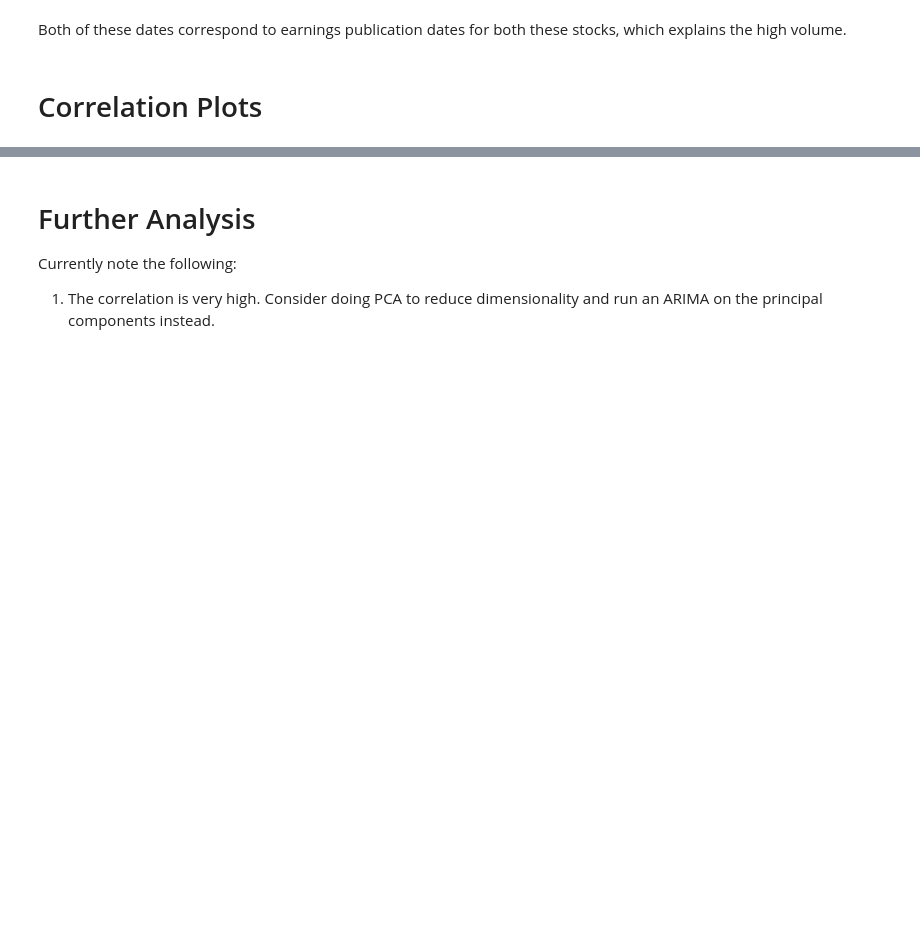
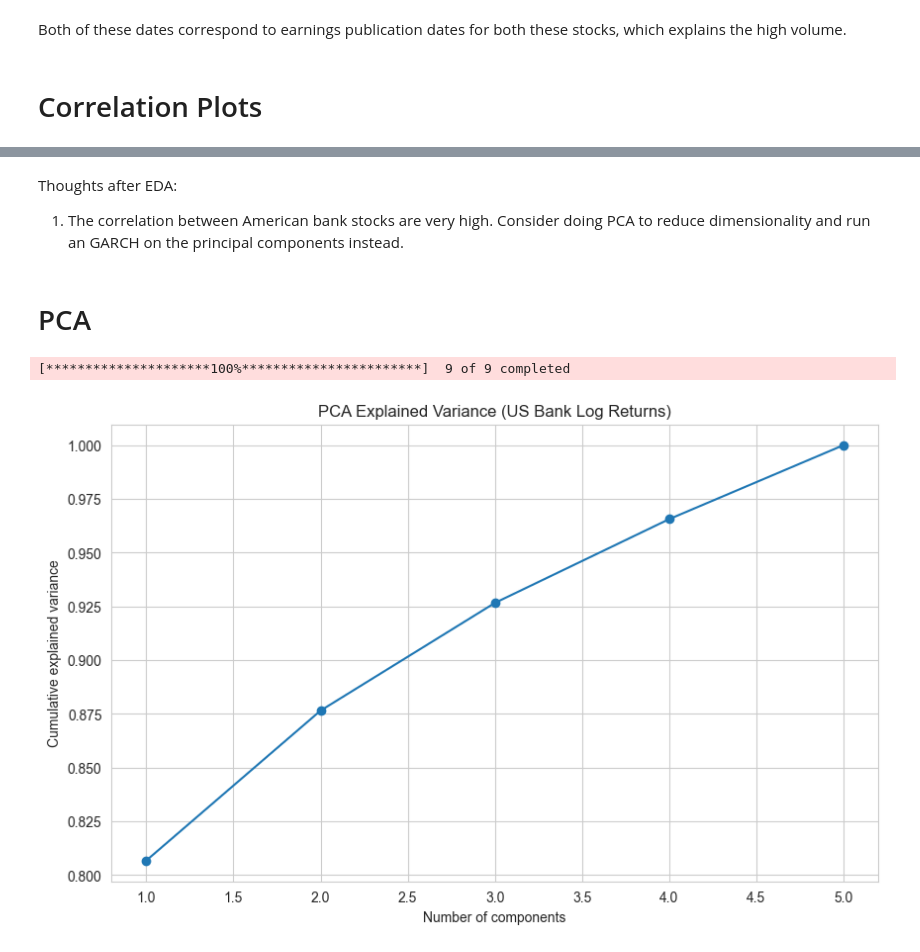
Before and after one commit to thexuanngu/QRT, a Jupyter notebook: Strategies/EDA/Strate1_eda.ipynb, the cells around one changed output, grey strips where cells are left out. Cells and saved outputs as stored; diff of their text form; code cells hidden in the pictures; blank space fills up the shorter version.

```diff
--- a/Strategies/EDA/Strate1_eda.ipynb
+++ b/Strategies/EDA/Strate1_eda.ipynb
@@ -227,6 +277,60 @@ The maximum correlation is: 0.8060813989115028 and occurs between: BAC and C
+# %% [markdown]
+Thoughts after EDA:
+1. The correlation between American bank stocks are very high. Consider doing PCA to reduce dimensionality and run an GARCH on the principal components instead.
 # %% [markdown]
-# <a> Further Analysis </a>
-
-Currently note the following:
-
-1. The correlation is very high. Consider doing PCA to reduce dimensionality and run an ARIMA on the principal components instead.
+# <a> PCA  </a>
+# %%
+tickers = [
+    "JPM",   # JPMorgan (NYSE)
+    "GS",    # Goldman Sachs (NYSE)
+    "MS",    # Morgan Stanley (NYSE)
+    "BAC",   # Bank of America (NYSE)
+    "C",     # Citigroup (NYSE)
+    "UBS",   # UBS (NYSE / SIX)
+    "BARC.L",# Barclays (LSE)
+    "HSBA.L",# HSBC (LSE)
+    "BNP.PA" # BNP Paribas (Euronext Paris)
+]
+
+
+dates = (pd.Timestamp("2022-01-01"), pd.Timestamp("2024-12-31"))
+interval = "1d"
+
+data = yf.download(tickers, start=dates[0], end=dates[1], interval=interval, auto_adjust=False).dropna()
+# Replace whitespace in the field level of the MultiIndex columns
+data.columns = data.columns.set_levels(
+    data.columns.levels[0].str.replace(" ", "_"),
+    level=0,
+    verify_integrity=False,
+ )
+#data.columns = [f"{ticker}_{col}" for col, ticker in data.columns]
+
+data = data.dropna()
+for ticker in tickers:
+    data[("Log_Returns", ticker)] = np.log(data["Adj_Close"][ticker]).diff()
+# %% [output]
+[*********************100%***********************]  9 of 9 completed
+# %%
+from sklearn.decomposition import PCA
+from sklearn.preprocessing import StandardScaler
+
+log_returns = data["Log_Returns"].dropna()
+us_tickers = ["JPM", "GS", "MS", "BAC", "C"]
+log_returns_american = log_returns[us_tickers]
+X_scaled = StandardScaler().fit_transform(log_returns_american)
+
+pca = PCA()
+pca.fit(X_scaled)
+
+explained = pca.explained_variance_ratio_
+cumulative = explained.cumsum()
+
+plt.figure(figsize=(10, 6))
+plt.plot(range(1, len(cumulative) + 1), cumulative, marker="o")
+plt.xlabel("Number of components")
+plt.ylabel("Cumulative explained variance")
+plt.title("PCA Explained Variance (US Bank Log Returns)")
+plt.grid(True)
+plt.show()
+# %% [output]
+[figure, added]
```
Also changed, not shown: parts of 9 cells of this notebook, 2 other files.
